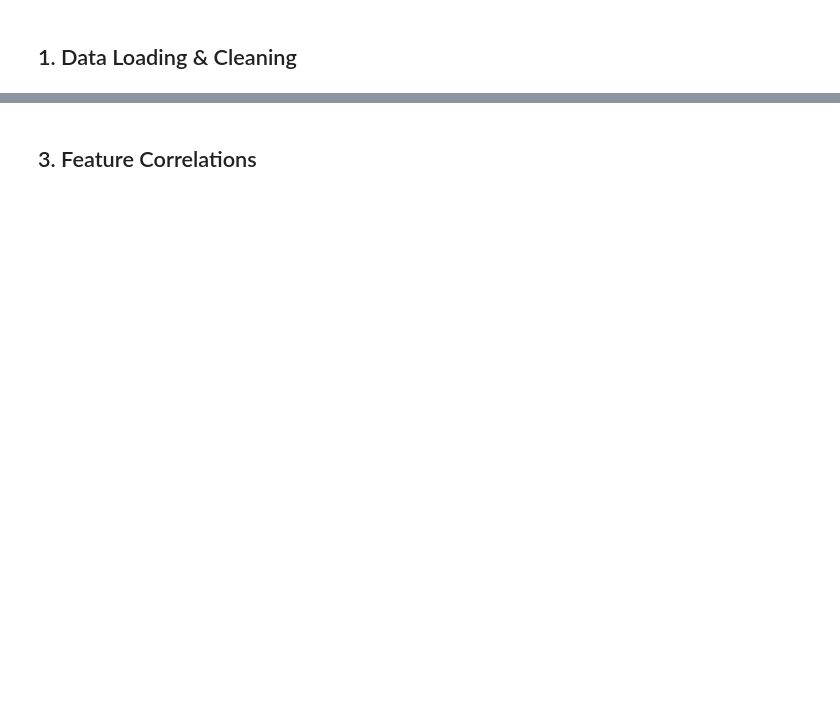
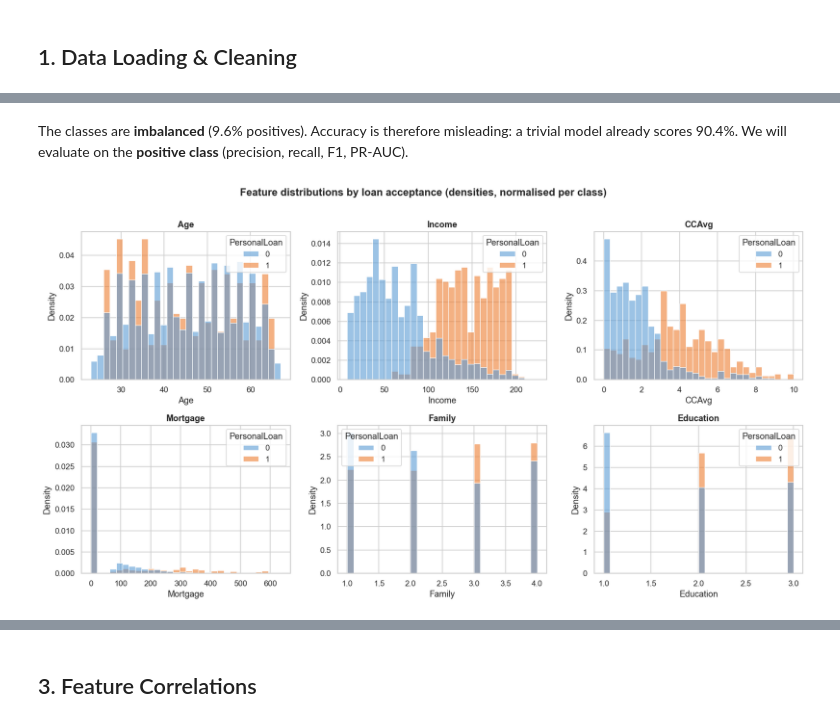
Before and after one commit to islamiabs/personal-loan-prediction, a Jupyter notebook: notebook.ipynb, the cells around one changed output, grey strips where cells are left out. Saved outputs shown, nothing was run; the diff lists cells and outputs as text; code cells hidden in the pictures; blank space fills up the shorter version.

```diff
--- a/notebook.ipynb
+++ b/notebook.ipynb
@@ -91,20 +63,0 @@ print(f"\n⚠️  Class imbalance: only {counts[1]/counts.sum()*100:.1f}% of cus
-# %%
-fig, axes = plt.subplots(2, 3, figsize=(16, 9))
-features = ['Age', 'Income', 'CCAvg', 'Mortgage', 'Family', 'Experience']
-titles   = ['Age', 'Annual Income ($K)', 'Credit Card Avg Spending ($K)',
-            'Mortgage ($K)', 'Family Size', 'Years of Experience']
-
-for ax, feat, title in zip(axes.flat, features, titles):
-    for label, color in zip([0, 1], ['#5B9BD5', '#ED7D31']):
-        subset = df[df['Personal Loan'] == label][feat]
-        ax.hist(subset, bins=30, alpha=0.65, color=color,
-                label='Accepted' if label else 'Declined', edgecolor='white')
-    ax.set_title(title, fontweight='bold')
-    ax.set_xlabel(feat)
-    ax.set_ylabel('Count')
-    ax.legend(fontsize=9)
-
-plt.suptitle('Feature Distributions by Loan Acceptance', fontsize=16, fontweight='bold', y=1.01)
-plt.tight_layout()
-plt.savefig('feature_distributions.png', bbox_inches='tight')
-plt.show()
@@ -111 +109,13 @@ plt.show()
+# %% [markdown]
+The classes are **imbalanced** (9.6% positives). Accuracy is therefore misleading: a trivial model already scores 90.4%. We will evaluate on the **positive class** (precision, recall, F1, PR-AUC).
+# %%
+fig, axes = plt.subplots(2, 3, figsize=(15, 8))
+for ax, feat in zip(axes.flat, ['Age', 'Income', 'CCAvg', 'Mortgage', 'Family', 'Education']):
+    sns.histplot(data=df, x=feat, hue=TARGET, stat='density', common_norm=False,
+                 bins=30, ax=ax, palette=['#5B9BD5', '#ED7D31'], alpha=0.6)
+    ax.set_title(feat, fontweight='bold')
+plt.suptitle('Feature distributions by loan acceptance (densities, normalised per class)', fontweight='bold', y=1.01)
+plt.tight_layout(); plt.show()
+# %% [output]
+[figure, added]
 # %%
```
Also changed, not shown: parts of 55 cells of this notebook, 3 other files.
